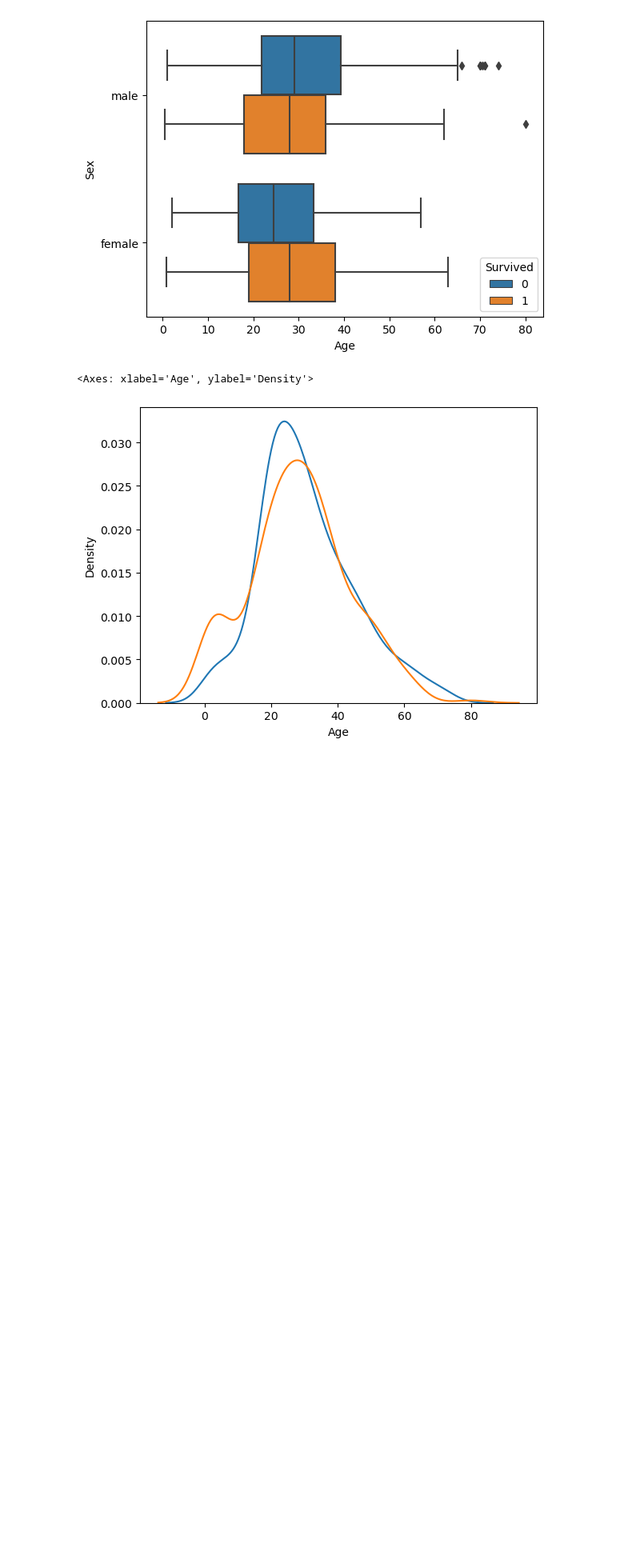
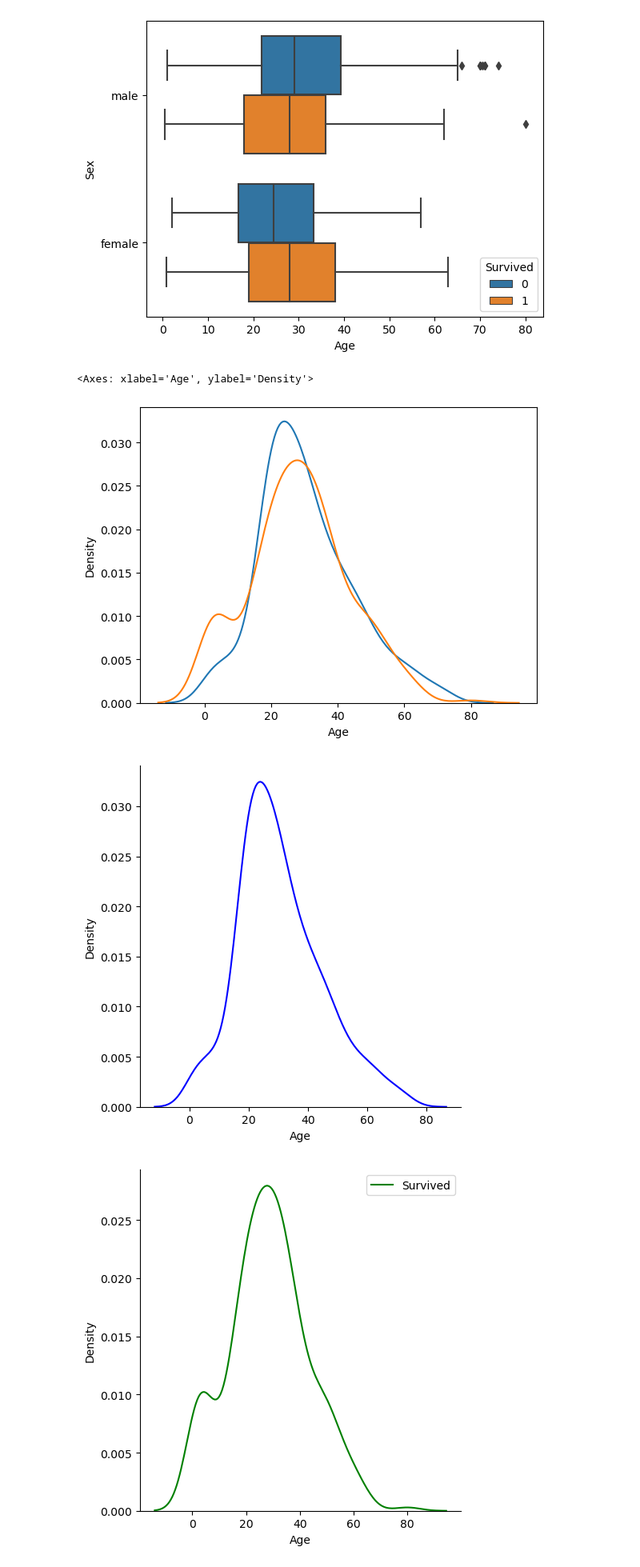
Before and after one commit to rlmrezende/Titanic, a Jupyter notebook: main.ipynb, the cells around one changed output. Shown at 80% size. Saved outputs shown, nothing was run; the diff lists cells and outputs as text; code cells hidden in the pictures; blank space fills up the shorter version.

```diff
--- a/main.ipynb
+++ b/main.ipynb
@@ -232,3 +232,14 @@ sns.distplot(titanic[titanic["Survived"]==1]['Age'] , kde=True , hist=False)
 # %% [output]
 <Axes: xlabel='Age', ylabel='Density'>
 [figure]
+# %%
+a= sns.displot(data = titanic , x=titanic[titanic["Survived"]==0]['Age'] ,label="Did Not Survive" ,color="blue",  kind='kde')
+b = sns.displot(data = titanic , x=titanic[titanic["Survived"]==1]['Age'] , label="Survived", color="green",  kind='kde')
+# Set labels and show the plot
+plt.xlabel("Age")
+plt.ylabel("Density")
+plt.legend()
+plt.show(a , b )
+# %% [output]
+[figure, added]
+[figure, added]
```
